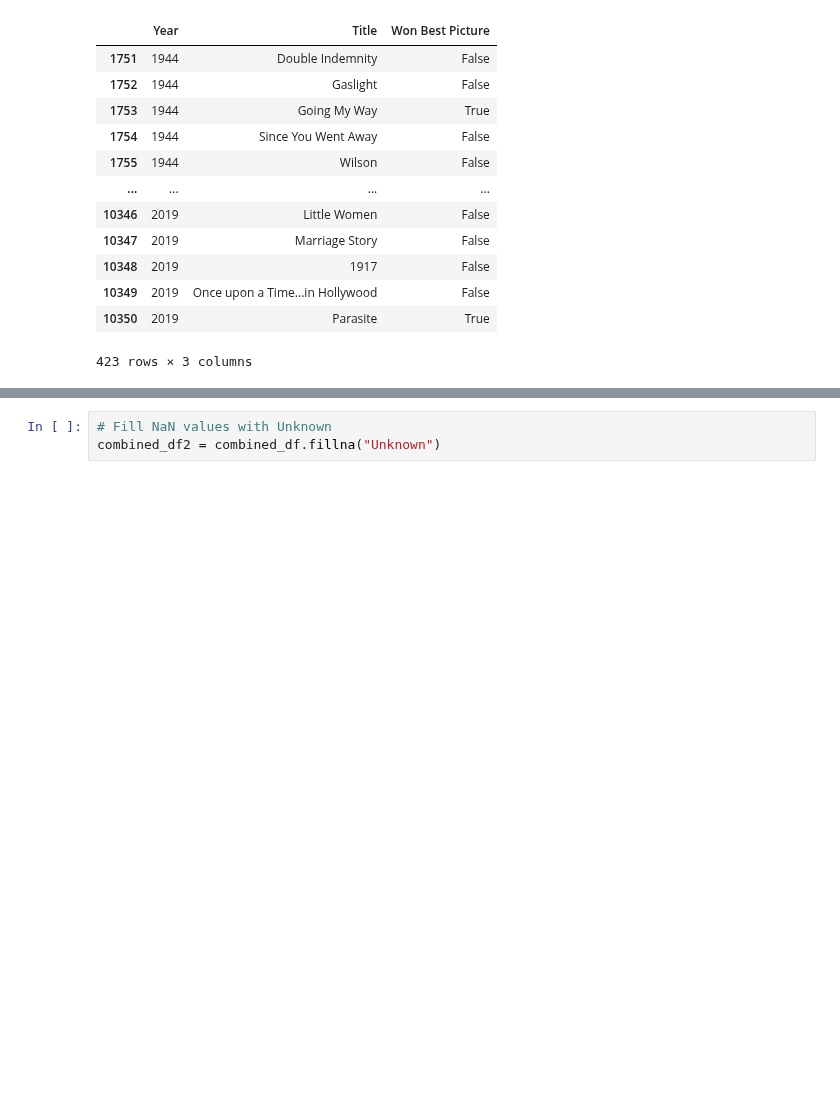
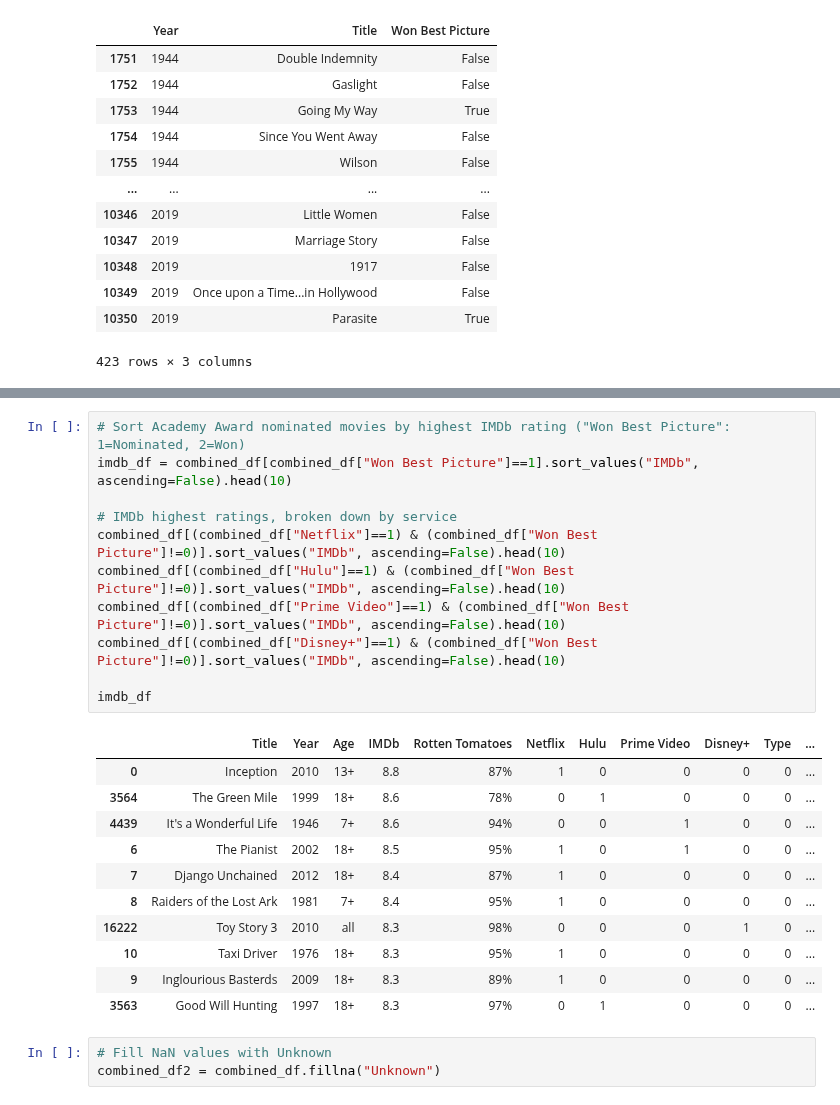
Before and after one commit to jacance/streaming-service-analysis, a Jupyter notebook: pristine_justin.ipynb, the cells around one changed output, grey strips where cells are left out. Cells and saved outputs as stored; diff of their text form; blank space fills up the shorter version.

```diff
--- a/pristine_justin.ipynb
+++ b/pristine_justin.ipynb
@@ -283,6 +237,29 @@ combined_df
 | 16742 | Man Among Cheetahs | 2017 | NaN | 6.6 | NaN | 0 | 0 | 0 | 1 | 0 | ... |
 | 16743 | In Beaver Valley | 1950 | NaN | NaN | NaN | 0 | 0 | 0 | 1 | 0 | ... |
 16744 rows × 18 columns
+# %%
+# Sort Academy Award nominated movies by highest IMDb rating ("Won Best Picture": 1=Nominated, 2=Won)
+imdb_df = combined_df[combined_df["Won Best Picture"]==1].sort_values("IMDb", ascending=False).head(10)
+
+# IMDb highest ratings, broken down by service
+combined_df[(combined_df["Netflix"]==1) & (combined_df["Won Best Picture"]!=0)].sort_values("IMDb", ascending=False).head(10)
+combined_df[(combined_df["Hulu"]==1) & (combined_df["Won Best Picture"]!=0)].sort_values("IMDb", ascending=False).head(10)
+combined_df[(combined_df["Prime Video"]==1) & (combined_df["Won Best Picture"]!=0)].sort_values("IMDb", ascending=False).head(10)
+combined_df[(combined_df["Disney+"]==1) & (combined_df["Won Best Picture"]!=0)].sort_values("IMDb", ascending=False).head(10)
+
+imdb_df
+# %% [output]
+|  | Title | Year | Age | IMDb | Rotten Tomatoes | Netflix | Hulu | Prime Video | Disney+ | Type | ... |
+| 0 | Inception | 2010 | 13+ | 8.8 | 87% | 1 | 0 | 0 | 0 | 0 | ... |
+| 3564 | The Green Mile | 1999 | 18+ | 8.6 | 78% | 0 | 1 | 0 | 0 | 0 | ... |
+| 4439 | It's a Wonderful Life | 1946 | 7+ | 8.6 | 94% | 0 | 0 | 1 | 0 | 0 | ... |
+| 6 | The Pianist | 2002 | 18+ | 8.5 | 95% | 1 | 0 | 1 | 0 | 0 | ... |
+| 7 | Django Unchained | 2012 | 18+ | 8.4 | 87% | 1 | 0 | 0 | 0 | 0 | ... |
+| 8 | Raiders of the Lost Ark | 1981 | 7+ | 8.4 | 95% | 1 | 0 | 0 | 0 | 0 | ... |
+| 16222 | Toy Story 3 | 2010 | all | 8.3 | 98% | 0 | 0 | 0 | 1 | 0 | ... |
+| 10 | Taxi Driver | 1976 | 18+ | 8.3 | 95% | 1 | 0 | 0 | 0 | 0 | ... |
+| 9 | Inglourious Basterds | 2009 | 18+ | 8.3 | 89% | 1 | 0 | 0 | 0 | 0 | ... |
+| 3563 | Good Will Hunting | 1997 | 18+ | 8.3 | 97% | 0 | 1 | 0 | 0 | 0 | ... |
 # %%
 # Fill NaN values with Unknown
 combined_df2 = combined_df.fillna("Unknown")
```
Also changed, not shown: parts of 19 cells of this notebook, 1 other file.
